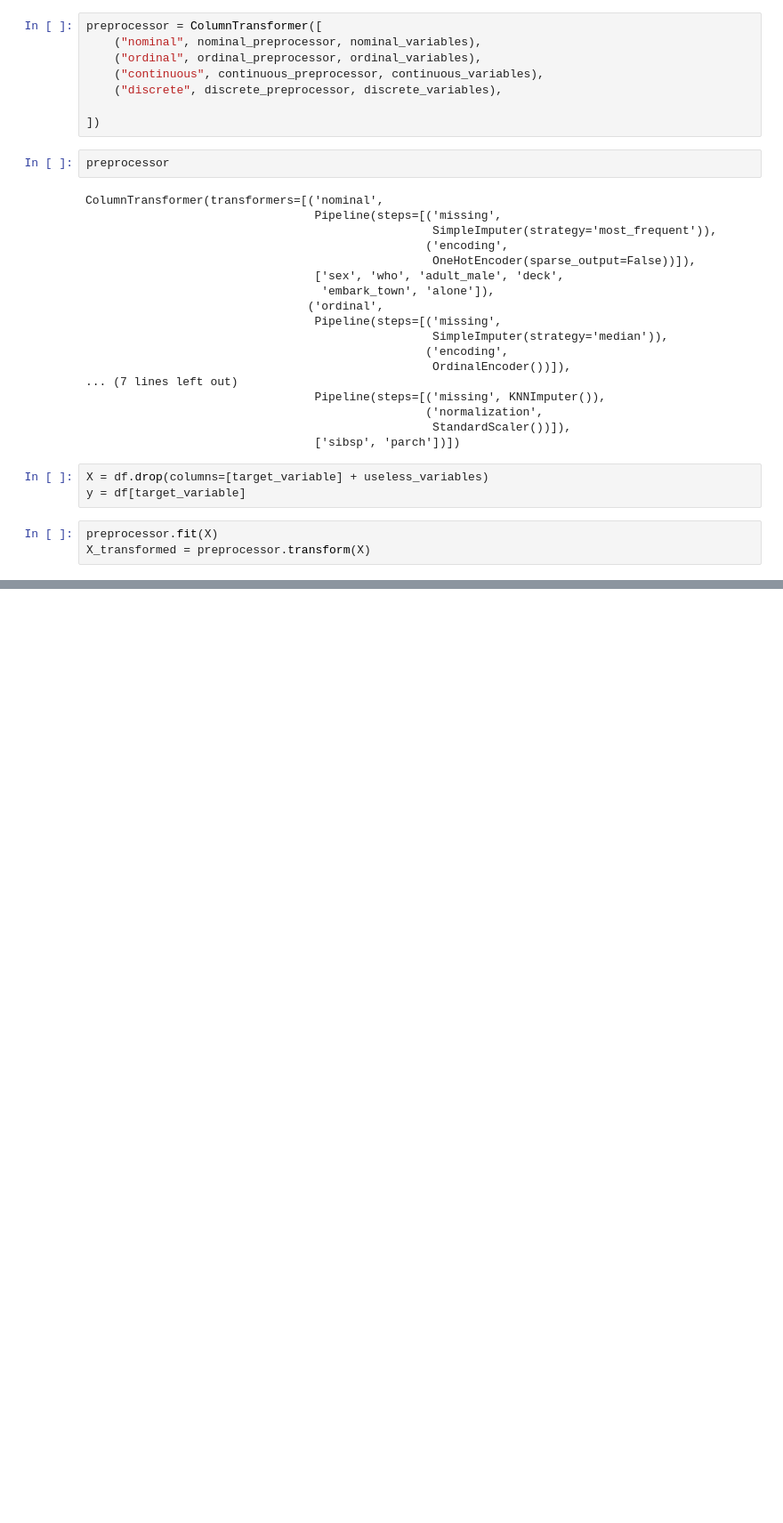
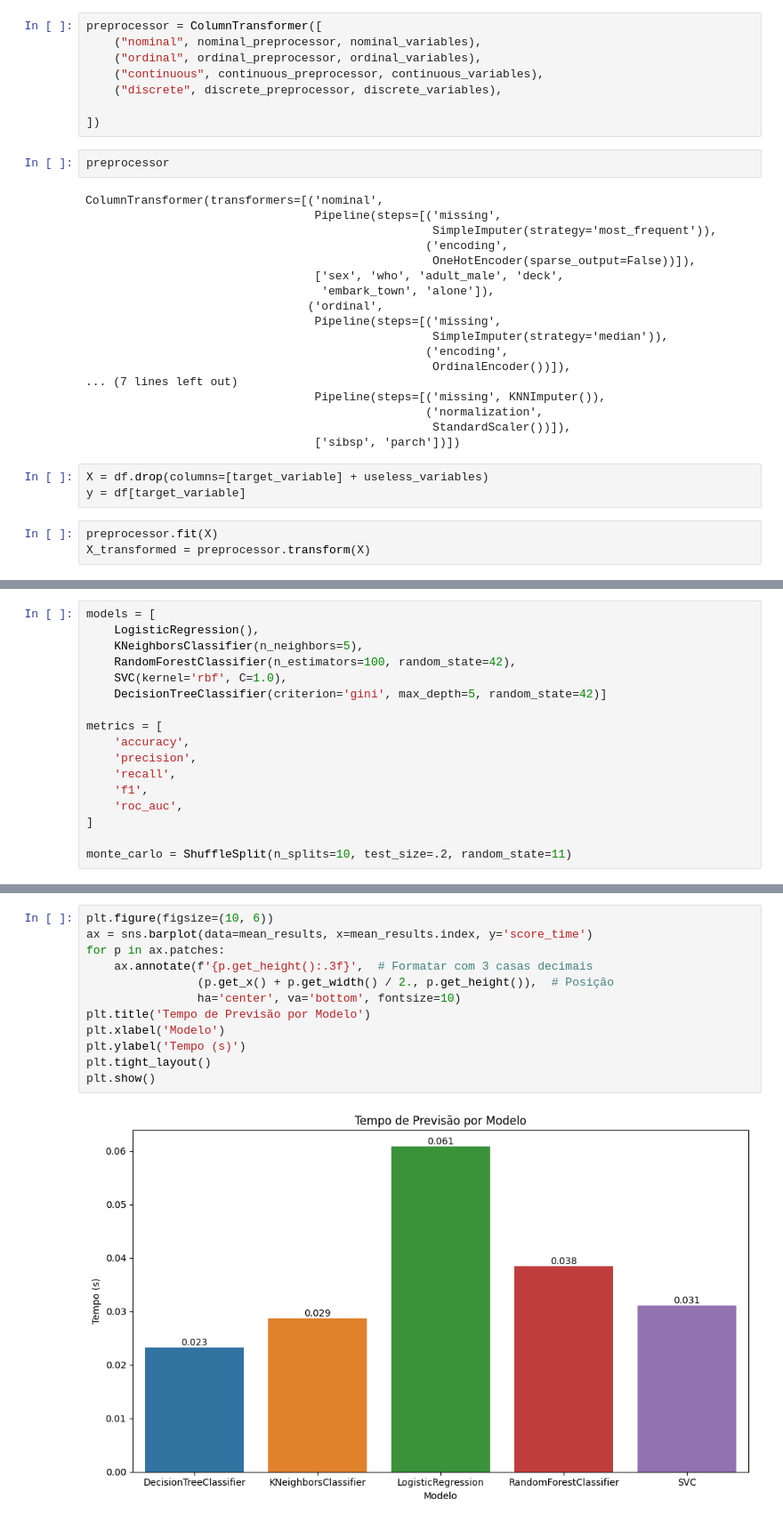
Before and after one commit to tizord/avanti-bootcamp-cdd, a Jupyter notebook: notebooks/02-comparative_analysis.ipynb, the cells around one changed output, grey strips where cells are left out. Shown at 89% size. Cells and saved outputs as stored; diff of their text form; blank space fills up the shorter version.

```diff
--- a/notebooks/02-comparative_analysis.ipynb
+++ b/notebooks/02-comparative_analysis.ipynb
@@ -170,0 +183,17 @@ array([[ 0.        ,  1.        ,  0.        , ..., -0.50244517,
+# %%
+models = [
+    LogisticRegression(),
+    KNeighborsClassifier(n_neighbors=5),
+    RandomForestClassifier(n_estimators=100, random_state=42),
+    SVC(kernel='rbf', C=1.0),
+    DecisionTreeClassifier(criterion='gini', max_depth=5, random_state=42)]
+
+metrics = [
+    'accuracy',
+    'precision',
+    'recall',
+    'f1',
+    'roc_auc',
+]
+
+monte_carlo = ShuffleSplit(n_splits=10, test_size=.2, random_state=11)
@@ -170,0 +255,14 @@ array([[ 0.        ,  1.        ,  0.        , ..., -0.50244517,
+# %%
+plt.figure(figsize=(10, 6))
+ax = sns.barplot(data=mean_results, x=mean_results.index, y='score_time')
+for p in ax.patches:
+    ax.annotate(f'{p.get_height():.3f}',  # Formatar com 3 casas decimais
+                (p.get_x() + p.get_width() / 2., p.get_height()),  # Posição
+                ha='center', va='bottom', fontsize=10)
+plt.title('Tempo de Previsão por Modelo')
+plt.xlabel('Modelo')
+plt.ylabel('Tempo (s)')
+plt.tight_layout()
+plt.show()
+# %% [output]
+[figure, added]
```
Also changed, not shown: parts of 9 cells of this notebook.
